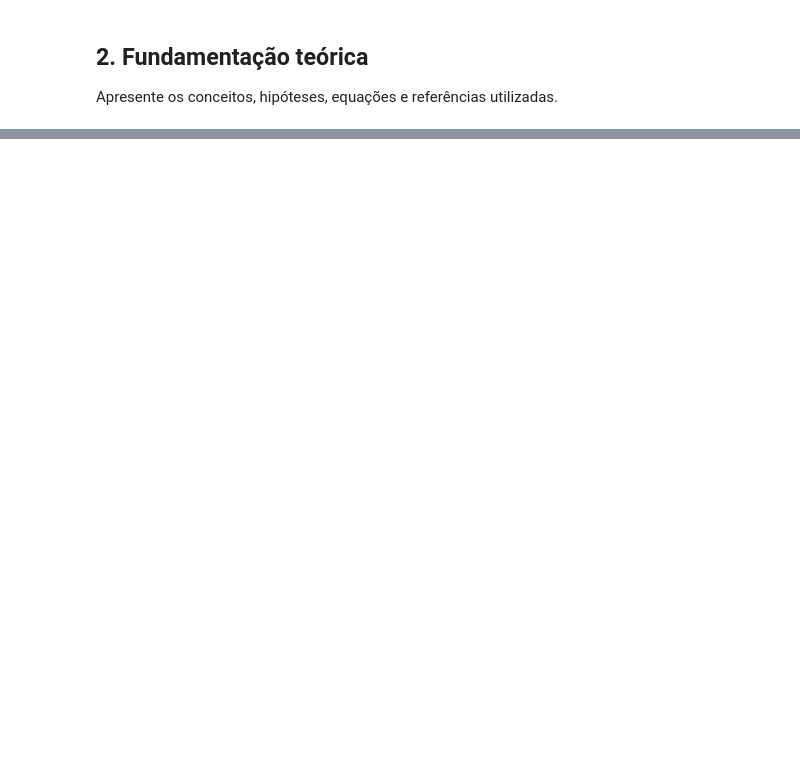
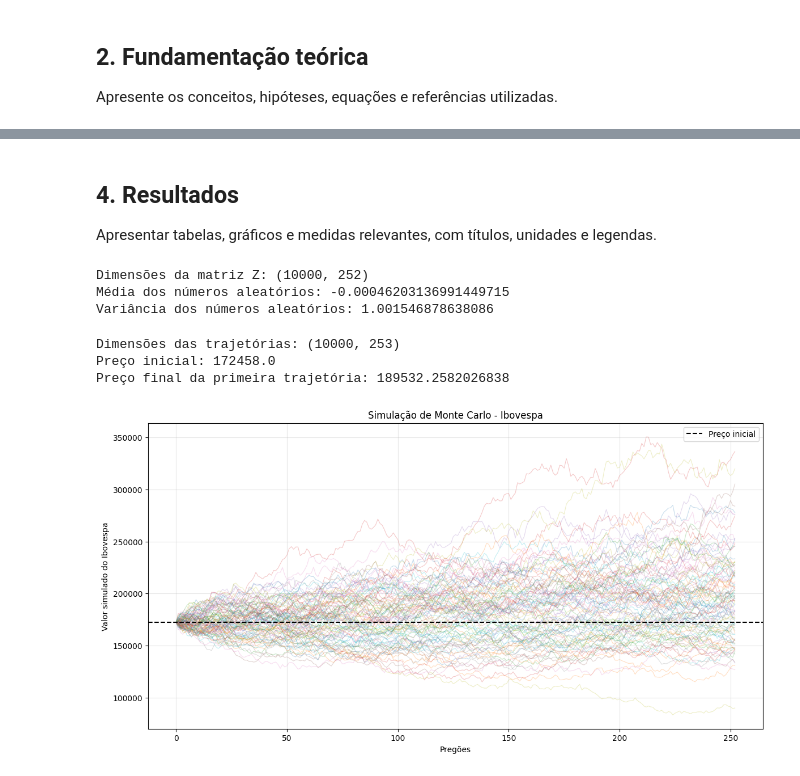
Before and after one commit to Raskonikov23/Statistical-Physics-Financial-Markets-main, a Jupyter notebook: notebooks/08_Simulacao_Monte_Carlo.ipynb, the cells around one changed output, grey strips where cells are left out. Saved outputs shown, nothing was run; the diff lists cells and outputs as text; code cells hidden in the pictures; blank space fills up the shorter version.

Commit message:
Simulação de Monte Carlo

```diff
--- a/notebooks/08_Simulacao_Monte_Carlo.ipynb
+++ b/notebooks/08_Simulacao_Monte_Carlo.ipynb
@@ -28,0 +76,74 @@ Resuma os principais achados e indique a próxima etapa.
+# %% [markdown]
+## 4. Resultados
+Apresentar tabelas, gráficos e medidas relevantes, com títulos, unidades e legendas.
+# %%
+# Configuração Monte Carlo
+np.random.seed(42)
+
+M = 10000       # Número de trajetórias
+N = 252         # Número de pregões
+dt = 1          # Um intervalo representa um pregão
+
+# Geração dos números aleatórios
+Z = np.random.normal(0, 1, size=(M, N))
+
+print("Dimensões da matriz Z:", Z.shape)
+print("Média dos números aleatórios:", Z.mean())
+print("Variância dos números aleatórios:", Z.var())
+# %% [output]
+Dimensões da matriz Z: (10000, 252)
+Média dos números aleatórios: -0.00046203136991449715
+Variância dos números aleatórios: 1.001546878638086
+# %%
+# Matriz para armazenar os preços simulados
+trajetorias_mc = np.zeros((M, N + 1))
+
+# Preço inicial
+trajetorias_mc[:, 0] = S0
+
+# Simulação do Movimento Browniano Geométrico
+for t in range(N):
+    trajetorias_mc[:, t + 1] = (
+        trajetorias_mc[:, t]
+        * np.exp(
+            (mu_diario - 0.5 * volatilidade_diaria**2) * dt
+            + volatilidade_diaria * np.sqrt(dt) * Z[:, t]
+        )
+    )
+
+print("Dimensões das trajetórias:", trajetorias_mc.shape)
+print("Preço inicial:", trajetorias_mc[0, 0])
+print("Preço final da primeira trajetória:", trajetorias_mc[0, -1])
+# %% [output]
+Dimensões das trajetórias: (10000, 253)
+Preço inicial: 172458.0
+Preço final da primeira trajetória: 189532.2582026838
+# %%
+plt.figure(figsize=(14, 7))
+
+tempo_mc = np.arange(N + 1)
+
+for i in range(100):
+    plt.plot(
+        tempo_mc,
+        trajetorias_mc[i],
+        alpha=0.25,
+        linewidth=0.8
+    )
+
+plt.axhline(
+    S0,
+    linestyle="--",
+    color="black",
+    label="Preço inicial"
+)
+
+plt.title("Simulação de Monte Carlo - Ibovespa")
+plt.xlabel("Pregões")
+plt.ylabel("Valor simulado do Ibovespa")
+plt.legend()
+plt.grid(alpha=0.3)
+
+plt.show()
+# %% [output]
+[figure, added]
```
Also changed, not shown: parts of 72 cells of this notebook, 1 other file.
